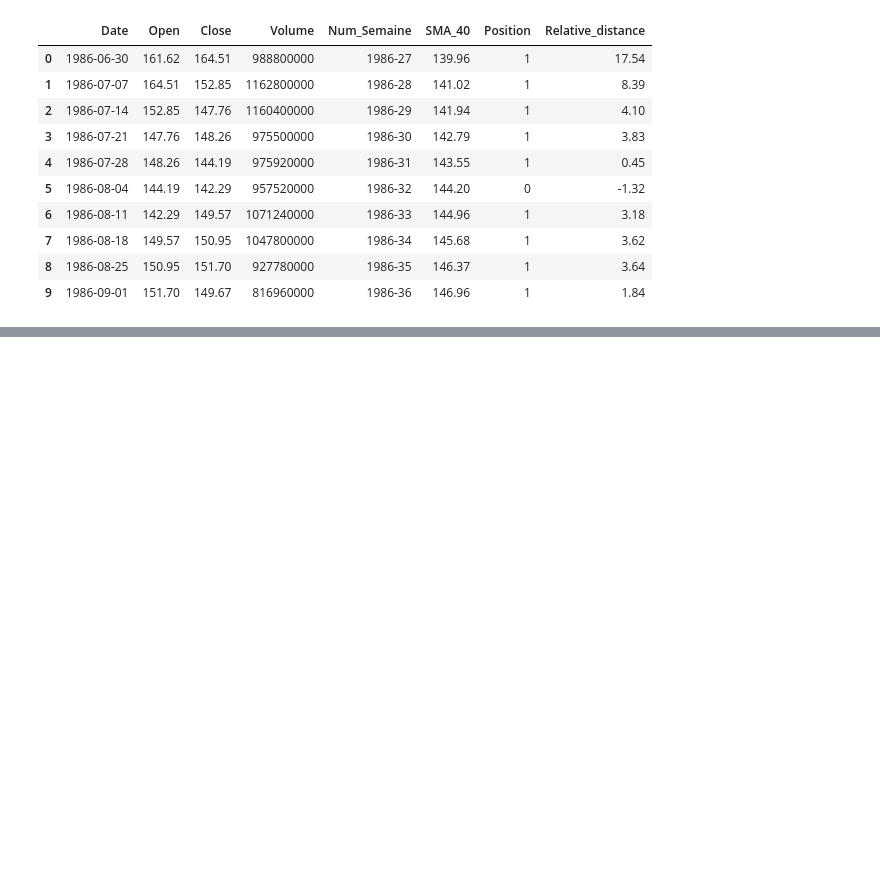
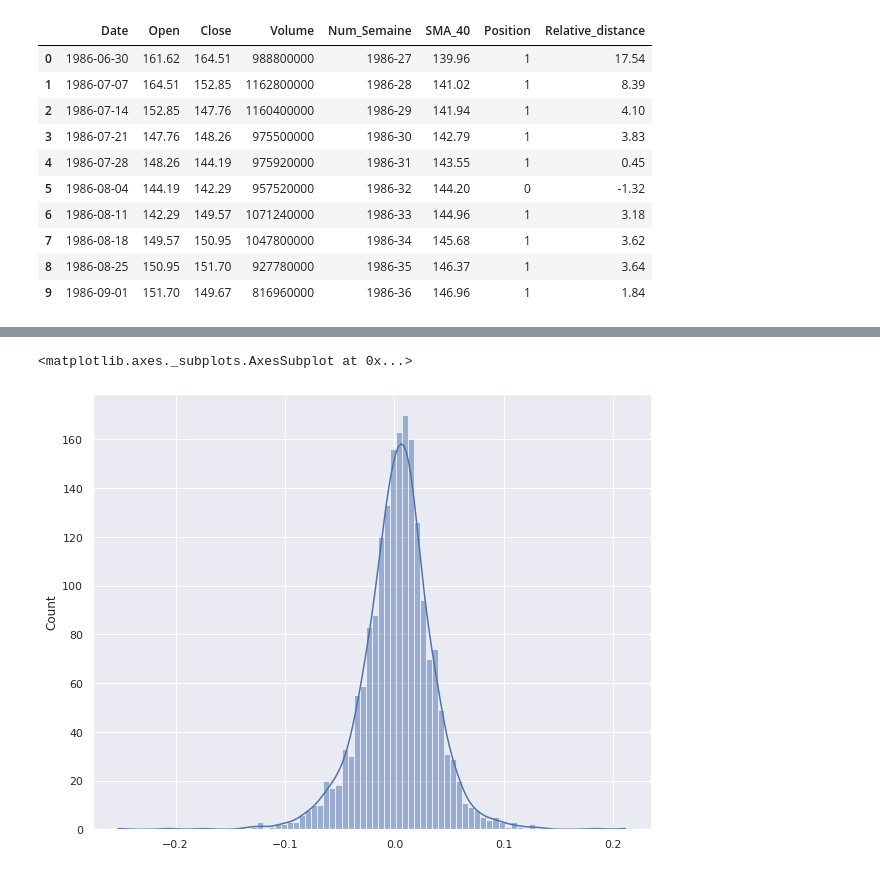
Before and after one commit to AxelRK200/trend_finder_dataiku, a Jupyter notebook: Exploration/Weekly_MA.ipynb, the cells around one changed output, grey strips where cells are left out. Saved outputs shown, nothing was run; the diff lists cells and outputs as text; code cells hidden in the pictures; blank space fills up the shorter version.

```diff
--- a/Exploration/Weekly_MA.ipynb
+++ b/Exploration/Weekly_MA.ipynb
@@ -111,0 +157,5 @@ hist.head(10)
+# %%
+sns.histplot(data=hist, x=(hist.Close-hist.Last_wk_close)/hist.Last_wk_close, kde=True)
+# %% [output]
+<matplotlib.axes._subplots.AxesSubplot at 0x...>
+[figure, added]
```
Also changed, not shown: parts of 15 cells of this notebook.
